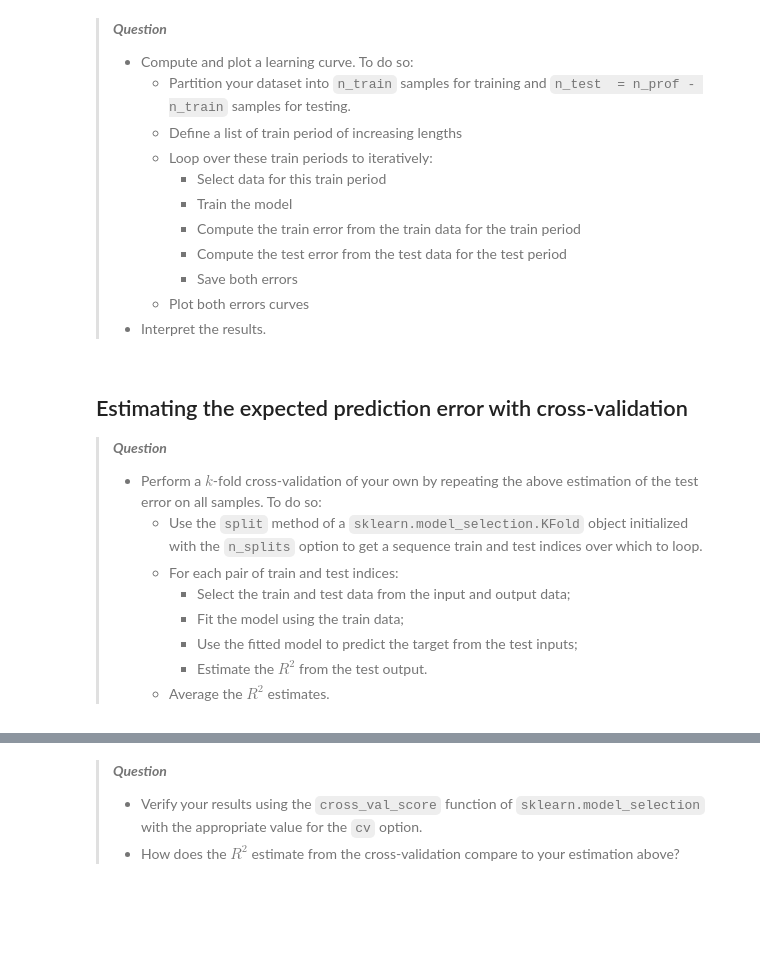
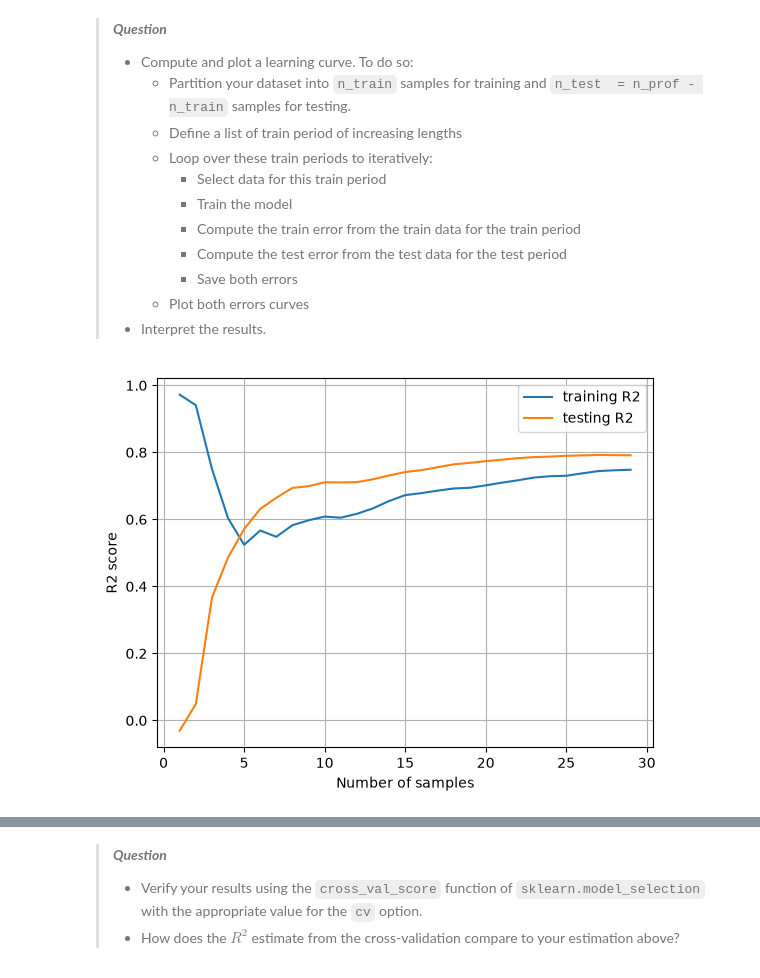
Before and after one commit to holguin2900/MEC-5107-EP-MachineLearning, a Jupyter notebook: 0-moodle/1_tutoriales/04_tutorial_overfitting_underfitting_bias_variance.ipynb, the cells around one changed output, grey strips where cells are left out. Drawn from its saved outputs; the diff is of its cells as text; code cells hidden in the pictures; blank space fills up the shorter version.

```diff
--- a/0-moodle/1_tutoriales/04_tutorial_overfitting_underfitting_bias_variance.ipynb
+++ b/0-moodle/1_tutoriales/04_tutorial_overfitting_underfitting_bias_variance.ipynb
@@ -157,14 +201,32 @@ In this tutorial, we will adopt the first strategy to design well balanced **tra
-# %% [markdown]
-## Estimating the expected prediction error with cross-validation
-
-> ***Question***
-> - Perform a $k$-fold cross-validation of your own by repeating the above estimation of the test error on all samples. To do so:
->   - Use the `split` method of a `sklearn.model_selection.KFold` object initialized with the `n_splits` option to get a sequence train and test indices over which to loop.
->   - For each pair of train and test indices:
->     - Select the train and test data from the input and output data;
->     - Fit the model using the train data;
->     - Use the fitted model to predict the target from the test inputs;
->     - Estimate the $R^2$ from the test output.
->   - Average the $R^2$ estimates.
 # %%
 # your answer here
+
+n_train = 30 # maximum sample size for training
+
+X_train = x_pres[:n_train,:].flatten()[:,None]
+y_train = y_temp[:n_train,:].flatten()
+
+X_test = x_pres[n_train:,:].flatten()[:,None]
+y_test = y_temp[n_train:,:].flatten()
+
+# prepare train ant test R2 arrays
+R2_train = np.zeros(n_train)
+R2_test  = np.zeros(n_train)
+
+for it in range(1,n_train):
+    # each sample should contain a multiple of n_max data (a whole profile contains n_max points)
+    X = X_train[:it*n_max,:] #Incrementa el número de sample por una cantidad (it)
+    y = y_train[:it*n_max]
+    reg = LinearRegression().fit(X, y)
+    R2_train[it] = reg.score(X, y)
+    R2_test[it]  = reg.score(X_test, y_test)
+# %%
+isample = np.linspace(1,n_train-1,n_train-1)
+plt.plot(isample,R2_train[1:], label = 'training R2')
+plt.plot(isample,R2_test[1:], label = 'testing R2')
+plt.legend()
+plt.xlabel('Number of samples')
+plt.ylabel('R2 score')
+plt.grid()
+# %% [output]
+[figure, added]
```
Also changed, not shown: parts of 14 cells of this notebook.
